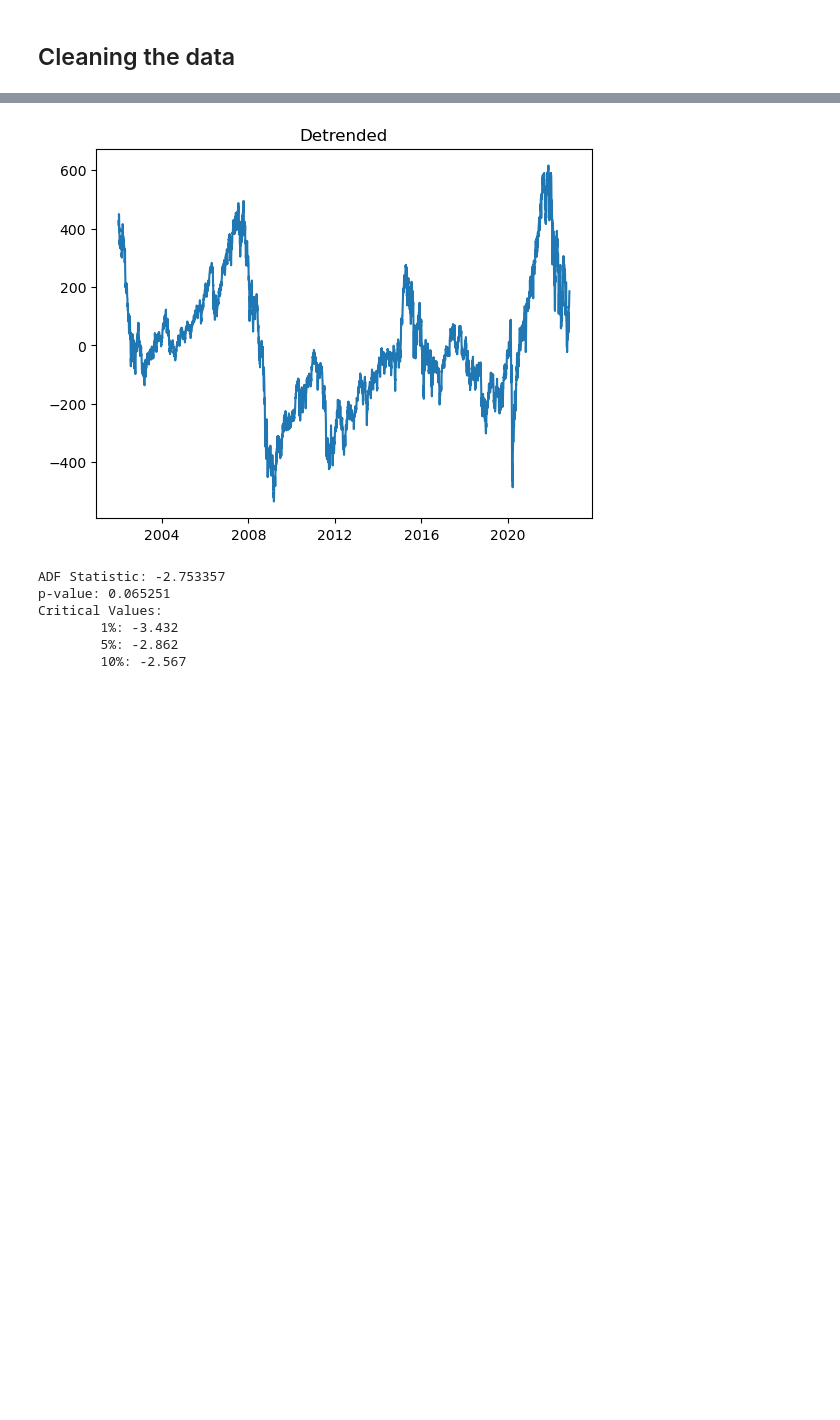
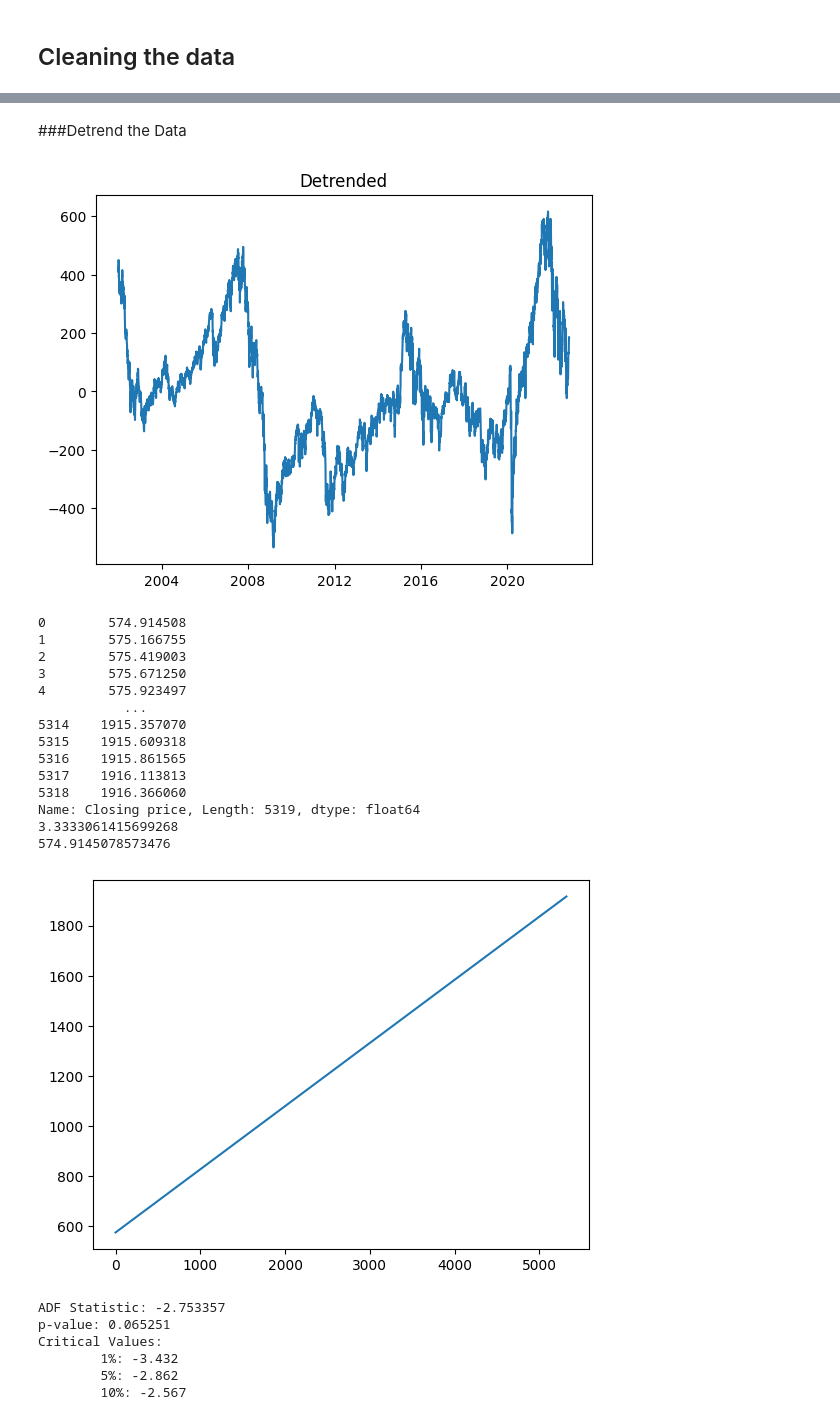
Before and after one commit to XindiLiu/TS_Project, a Jupyter notebook: partB.ipynb, the cells around one changed output, grey strips where cells are left out. Saved outputs shown, nothing was run; the diff lists cells and outputs as text; code cells hidden in the pictures; blank space fills up the shorter version.

```diff
--- a/partB.ipynb
+++ b/partB.ipynb
@@ -12,9 +12,6 @@ display(all_data)
 # plt.plot(all_data["Date"],all_data["Low price"])
 # plt.plot(all_data["Date"],all_data["Closing price"])
 # plt.show()
-
-# remove "High price" and "Low price" columns
-all_data = all_data.drop(["High price", "Low price"], axis=1)
 # %% [output]
 |  | Date | High price | Low price | Closing price |
 | 0 | 2001-12-28 | NaN | NaN | 1000.00 |
@@ -60,15 +74,36 @@ Peaks at 0.00018800526414739614 with power 466942006.292797
+# %% [markdown]
+###Detrend the Data
 # %%
 from statsmodels.tsa.tsatools import detrend
 detrended = detrend(data)
 
-# from statsmodels.tsa.seasonal import STL
-
-# res = stl.fit()
-# detrended = res.trend
-
 plt.plot(all_data["Date"].head(-365), detrended)
 plt.title("Detrended")
 plt.show()
+
+trend= data - detrended
+print(trend)
+trend_coefficient = trend[5318] /  trend[0]
+trend_const = trend.iloc[0]
+print(trend_coefficient)
+print(trend_const)
+plt.plot(trend.index,trend)
+plt.show()
 # %% [output]
-[figure, old version]
+[figure, new version]
+0        574.914508
+1        575.166755
+2        575.419003
+3        575.671250
+4        575.923497
+           ...
+5314    1915.357070
+5315    1915.609318
+5316    1915.861565
+5317    1916.113813
+5318    1916.366060
+Name: Closing price, Length: 5319, dtype: float64
+3.3333061415699268
+574.9145078573476
+[figure, added]
 # %%
```
Also changed, not shown: parts of 30 cells of this notebook.
